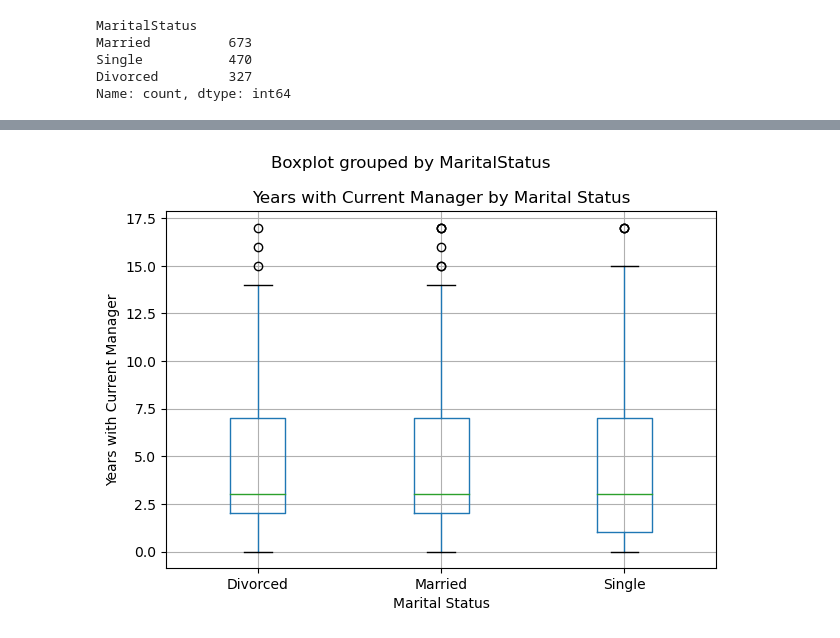
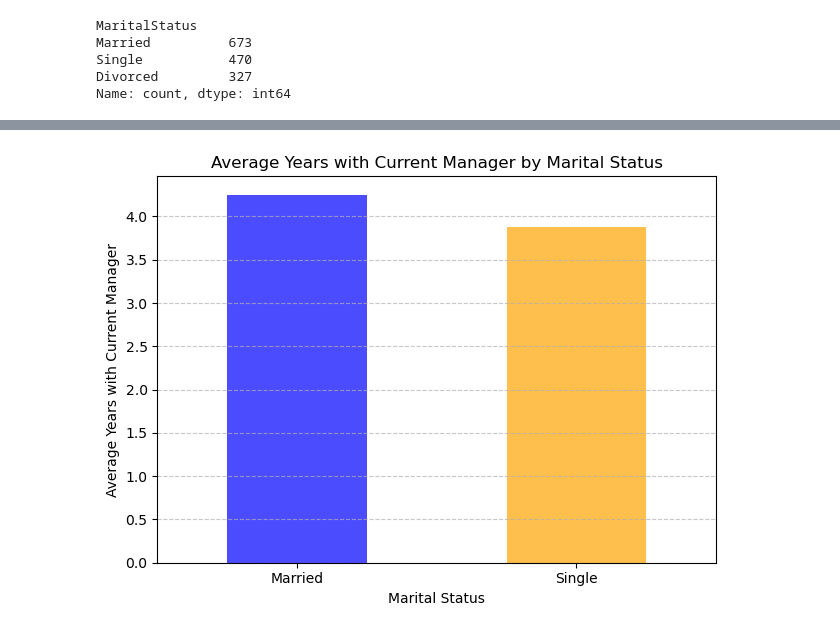
Before and after one commit to Amer4r/group-project-1, a Jupyter notebook: data_cleaning.ipynb, the cells around one changed output, grey strips where cells are left out. Saved outputs shown, nothing was run; the diff lists cells and outputs as text; code cells hidden in the pictures.

```diff
--- a/data_cleaning.ipynb
+++ b/data_cleaning.ipynb
@@ -295,12 +358,22 @@ plt.show()
 # %%
-#box plot to compare years with current manager by marital status
+# Filter the data to exclude "Divorced" marital status
+filtered_data = cleaned_data[cleaned_data['MaritalStatus'] != 'Divorced']
 
-cleaned_data.boxplot(column='YearsWithCurrManager', by='MaritalStatus')
-plt.title('Years with Current Manager by Marital Status')
+# Group the filtered data by MaritalStatus and calculate the mean YearsWithCurrManager for each group
+mean_years_with_curr_manager = filtered_data.groupby('MaritalStatus')['YearsWithCurrManager'].mean()
+
+# Plot bar graph
+mean_years_with_curr_manager.plot(kind='bar', color=['blue', 'orange'], alpha=0.7)
+
+#labels and title
+plt.title('Average Years with Current Manager by Marital Status')
 plt.xlabel('Marital Status')
-plt.ylabel('Years with Current Manager')
+plt.ylabel('Average Years with Current Manager')
+
+# Show plot
 plt.xticks(rotation=0)
+plt.grid(axis='y', linestyle='--', alpha=0.7)
 plt.tight_layout()
 plt.show()
 # %% [output]
-[figure, old version]
+[figure, new version]
```
Also changed, not shown: parts of 19 cells of this notebook.
